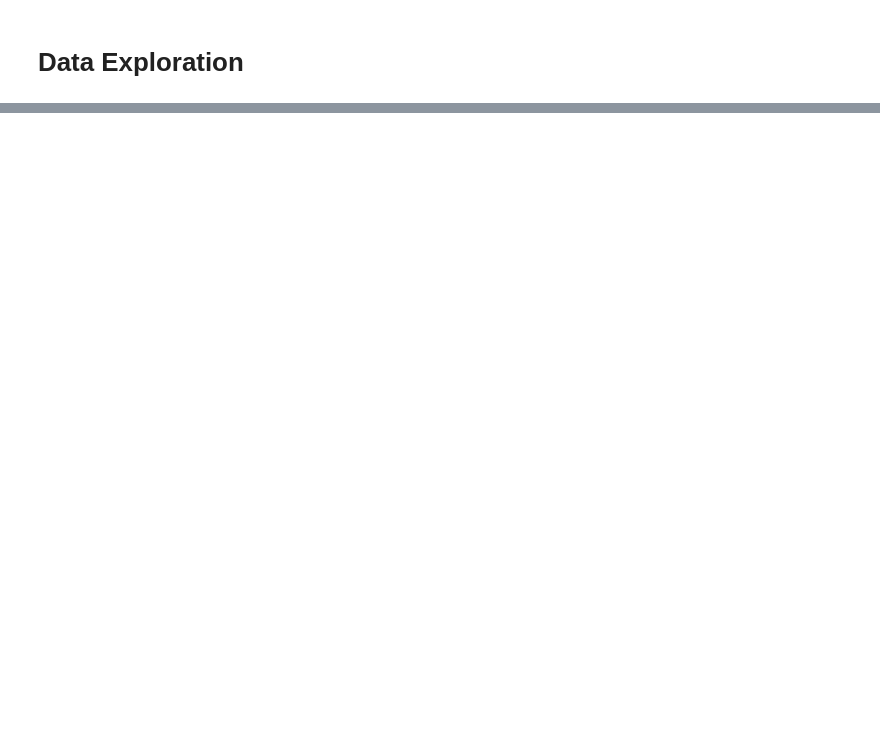
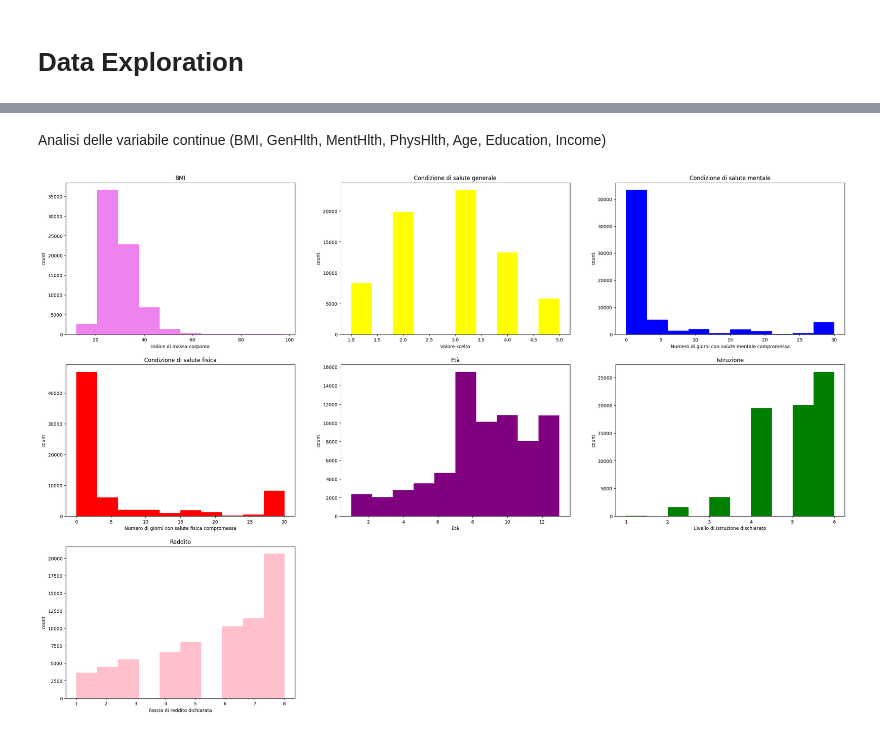
Before and after one commit to Aleversari15/ProgettoDataIntensive2024, a Jupyter notebook: diabetesHealth.ipynb, the cells around one changed output, grey strips where cells are left out. Drawn from its saved outputs; the diff is of its cells as text; code cells hidden in the pictures; blank space fills up the shorter version.

```diff
--- a/diabetesHealth.ipynb
+++ b/diabetesHealth.ipynb
@@ -44,0 +154,54 @@ dataset.head()
+# %% [markdown]
+Analisi delle variabile continue (BMI, GenHlth, MentHlth, PhysHlth, Age, Education, Income)
+# %%
+plt.figure(figsize=(30, 20))
+
+plt.subplot(3, 3, 1)
+plt.title('BMI')
+plt.hist(dataset['BMI'], label="BMI", color='violet')
+plt.ylabel('count')
+plt.xlabel('Indice di massa corporea')
+
+plt.subplot(3, 3, 2)
+plt.title('Condizione di salute generale')
+plt.hist(dataset['GenHlth'], label="GenHlth", color='yellow')
+plt.ylabel('count')
+plt.xlabel('Valore scelto')
+
+plt.subplot(3, 3, 3)
+plt.title('Condizione di salute mentale')
+plt.hist(dataset['MentHlth'], label="MentHlth", color='blue')
+plt.ylabel('count')
+plt.xlabel('Numero di giorni con salute mentale compromessa')
+
+plt.subplot(3, 3, 4)
+plt.title('Condizione di salute fisica')
+plt.hist(dataset['PhysHlth'], label="PhysHlth", color='red')
+plt.ylabel('count')
+plt.xlabel('Numero di giorni con salute fisica compromessa')
+
+
+plt.subplot(3, 3, 5)
+plt.title('Età')
+plt.hist(dataset['Age'], label="Age", color='purple')
+plt.ylabel('count')
+plt.xlabel('Età')
+
+
+plt.subplot(3, 3, 6)
+plt.title('Istruzione')
+plt.hist(dataset['Education'], label="Education", color='green')
+plt.ylabel('count')
+plt.xlabel('Livello di istruzione dischiarato')
+
+
+plt.subplot(3, 3, 7)
+plt.title('Reddito')
+plt.hist(dataset['Income'], label="Income", color='pink')
+plt.ylabel('count')
+plt.xlabel('Fascia di reddito dichiarata')
+
+
+plt.show()
+# %% [output]
+[figure, added]
```
Also changed, not shown: parts of 25 cells of this notebook.
